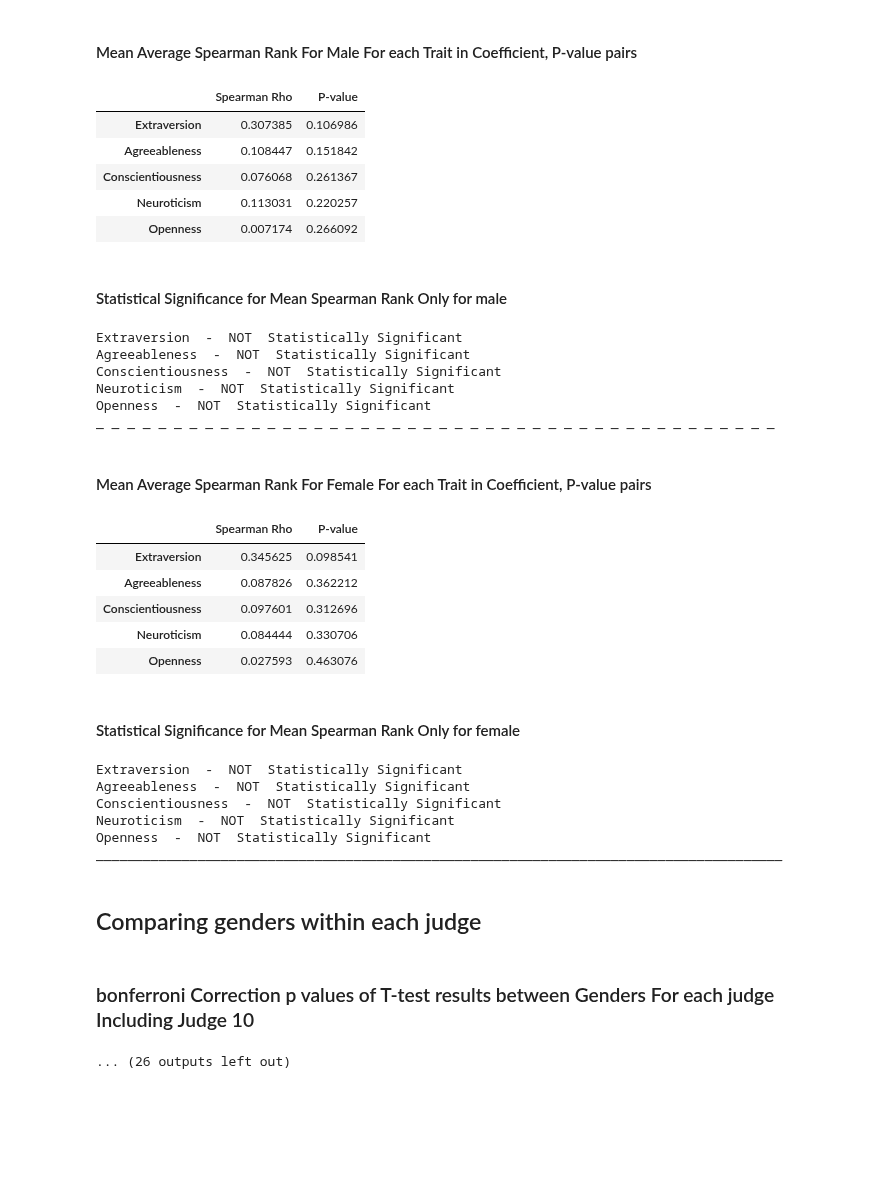
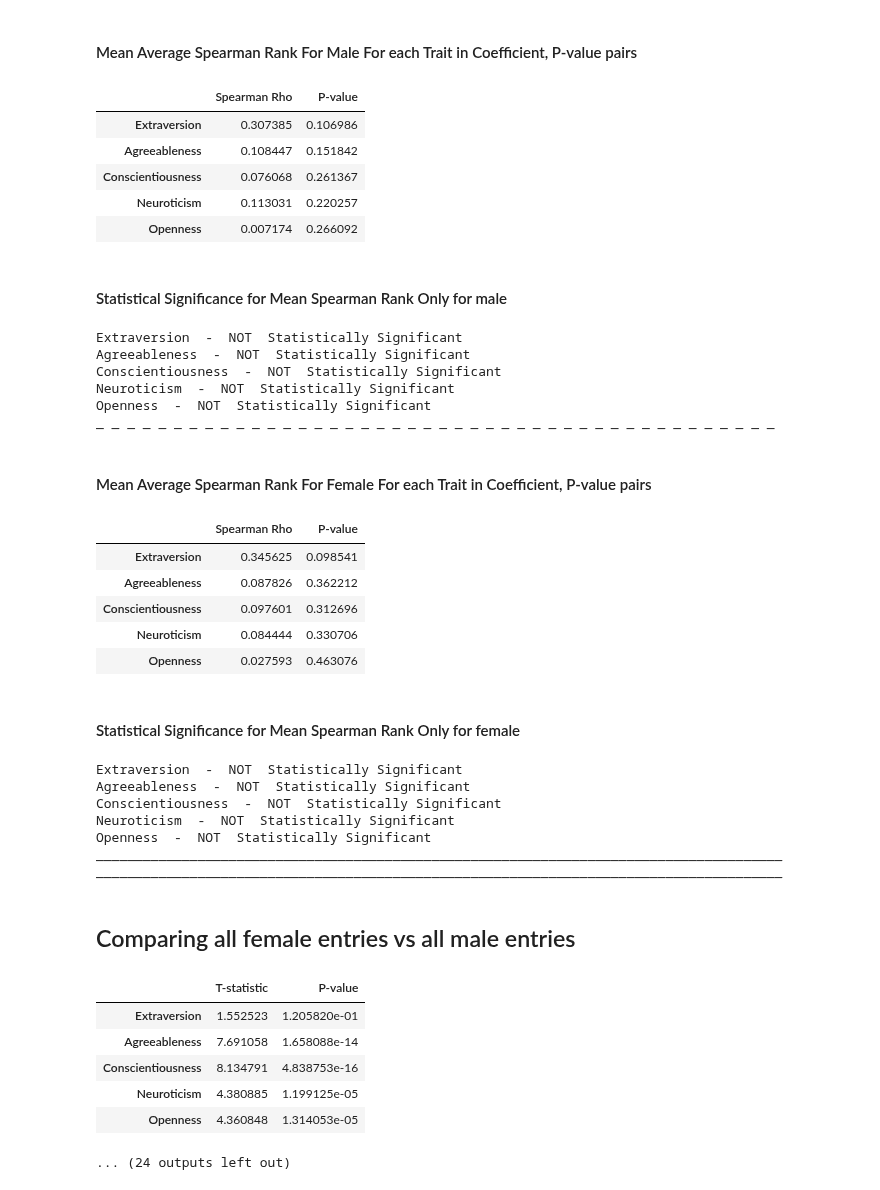
Before and after one commit to sophiak12/Individual_Project, a Jupyter notebook: src/finalResults.ipynb, the cells around one changed output. Cells and saved outputs as stored; diff of their text form; code cells hidden in the pictures; blank space fills up the shorter version.

```diff
--- a/src/finalResults.ipynb
+++ b/src/finalResults.ipynb
@@ -93,15 +144,17 @@ oneGenderAverageSpearmanResults('Mean', 'female', alpha)
 
 print('________________________________________________________________________________________')
 
-display(Markdown('## Comparing genders within each judge'))
-print(genderComparisonperJudgeCorrection('bonferroni','alpha', False))
+# display(Markdown('## Comparing genders within each judge'))
+# tTestIndividualJudgeTable()
+# print(genderComparisonperJudgeCorrection('bonferroni','alpha'))
 
 print('________________________________________________________________________________________')
 
 display(Markdown('## Comparing all female entries vs all male entries'))
 alpha = 0.05
-alpha = tTestAllMalevsAllFemaleCorrection('bonferroni',False)
-tTestAllDataResults(False, alpha) #Including Judge 10
+alpha = tTestAllMalevsAllFemaleCorrection('bonferroni')
+print('alpha: ', alpha)
+tTestAllDataResults(alpha) #Including Judge 10
 
 
 print('________________________________________________________________________________________')
@@ -110,42 +163,49 @@ display(Markdown('## Comparing average female clips vs average male clips'))
 
 alpha = 0.05
 alpha = tTestAveragePerClipGenderCorrection('bonferroni')
+print('alpha: ', alpha)
 tTestAveragePerClipGenderResults('Mean',alpha)
 
 print('________________________________________________________________________________________')
 
-boxPlotAveragePerClipGender('mean',False) # Including Judge 10
+boxPlotAveragePerClipGender('mean') # Including Judge 10
 # %% [output]
 # Comparisons based on gender
 ## Comparing judge pairs for one gender
 #### Mean Average Spearman Rank For Male For each Trait in Coefficient, P-value pairs
 |  | Spearman Rho | P-value |
 | Extraversion | 0.307385 | 0.106986 |
 | Agreeableness | 0.108447 | 0.151842 |
 | Conscientiousness | 0.076068 | 0.261367 |
 | Neuroticism | 0.113031 | 0.220257 |
 | Openness | 0.007174 | 0.266092 |
 #### Statistical Significance for Mean Spearman Rank Only for male
 Extraversion  -  NOT  Statistically Significant
 Agreeableness  -  NOT  Statistically Significant
 Conscientiousness  -  NOT  Statistically Significant
 Neuroticism  -  NOT  Statistically Significant
 Openness  -  NOT  Statistically Significant
 _ _ _ _ _ _ _ _ _ _ _ _ _ _ _ _ _ _ _ _ _ _ _ _ _ _ _ _ _ _ _ _ _ _ _ _ _ _ _ _ _ _ _ _
 #### Mean Average Spearman Rank For Female For each Trait in Coefficient, P-value pairs
 |  | Spearman Rho | P-value |
 | Extraversion | 0.345625 | 0.098541 |
 | Agreeableness | 0.087826 | 0.362212 |
 | Conscientiousness | 0.097601 | 0.312696 |
 | Neuroticism | 0.084444 | 0.330706 |
 | Openness | 0.027593 | 0.463076 |
 #### Statistical Significance for Mean Spearman Rank Only for female
 Extraversion  -  NOT  Statistically Significant
 Agreeableness  -  NOT  Statistically Significant
 Conscientiousness  -  NOT  Statistically Significant
 Neuroticism  -  NOT  Statistically Significant
 Openness  -  NOT  Statistically Significant
 ________________________________________________________________________________________
+________________________________________________________________________________________
-## Comparing genders within each judge
+## Comparing all female entries vs all male entries
-### bonferroni Correction p values of T-test results between Genders For each judge Including Judge 10
+|  | T-statistic | P-value |
+| Extraversion | 1.552523 | 1.205820e-01 |
+| Agreeableness | 7.691058 | 1.658088e-14 |
+| Conscientiousness | 8.134791 | 4.838753e-16 |
+| Neuroticism | 4.380885 | 1.199125e-05 |
+| Openness | 4.360848 | 1.314053e-05 |
-... (26 outputs left out)
+... (24 outputs left out)
```
Also changed, not shown: parts of 9 cells of this notebook, 9 other files.
